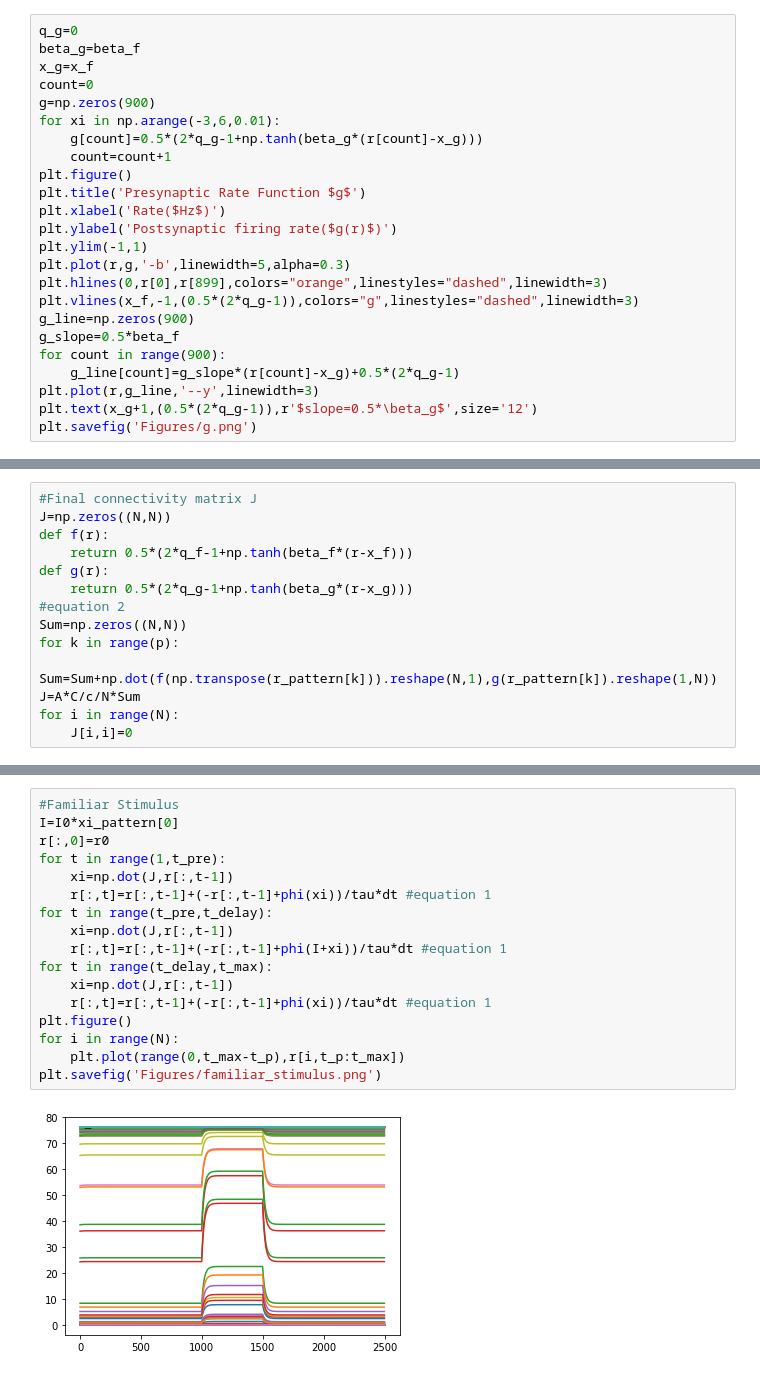
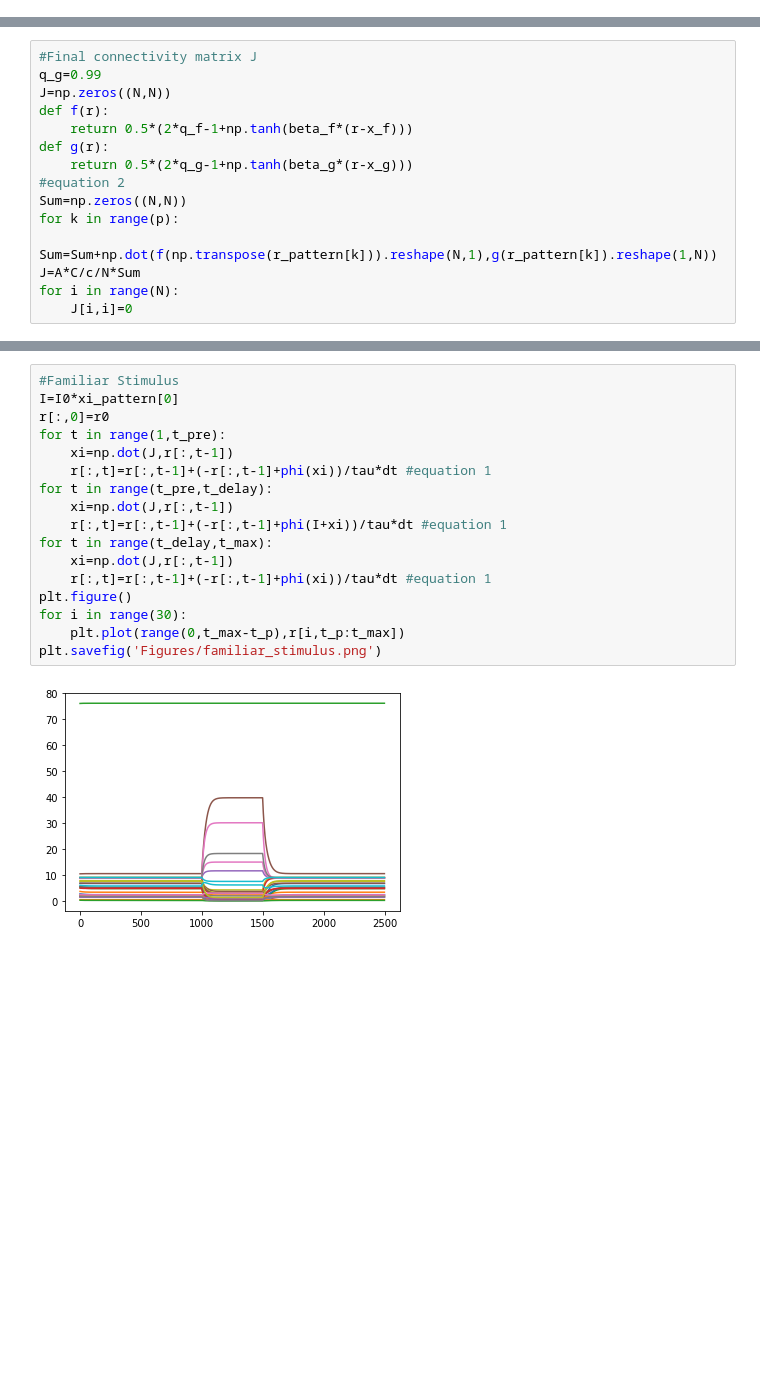
Before and after one commit to xmxhuihui/Final-Project, a Jupyter notebook: Attractor Network Model.ipynb, the cells around one changed output, grey strips where cells are left out. Cells and saved outputs as stored; diff of their text form; blank space fills up the shorter version.

```diff
--- a/Attractor Network Model.ipynb
+++ b/Attractor Network Model.ipynb
@@ -67,24 +0,0 @@ plt.savefig('Figures/f.png')
-# %%
-q_g=0
-beta_g=beta_f
-x_g=x_f
-count=0
-g=np.zeros(900)
-for xi in np.arange(-3,6,0.01):
-    g[count]=0.5*(2*q_g-1+np.tanh(beta_g*(r[count]-x_g)))
-    count=count+1
-plt.figure()
-plt.title('Presynaptic Rate Function $g$')
-plt.xlabel('Rate($Hz$)')
-plt.ylabel('Postsynaptic firing rate($g(r)$)')
-plt.ylim(-1,1)
-plt.plot(r,g,'-b',linewidth=5,alpha=0.3)
-plt.hlines(0,r[0],r[899],colors="orange",linestyles="dashed",linewidth=3)
-plt.vlines(x_f,-1,(0.5*(2*q_g-1)),colors="g",linestyles="dashed",linewidth=3)
-g_line=np.zeros(900)
-g_slope=0.5*beta_f
-for count in range(900):
-    g_line[count]=g_slope*(r[count]-x_g)+0.5*(2*q_g-1)
-plt.plot(r,g_line,'--y',linewidth=3)
-plt.text(x_g+1,(0.5*(2*q_g-1)),r'$slope=0.5*\beta_g$',size='12')
-plt.savefig('Figures/g.png')
@@ -112,5 +45,6 @@ for i in range(N):
 # %%
 #Final connectivity matrix J
+q_g=0.99
 J=np.zeros((N,N))
 def f(r):
     return 0.5*(2*q_f-1+np.tanh(beta_f*(r-x_f)))
@@ -176,22 +110,22 @@ plt.plot(range(0,t_max-t_p),p_r)
 # %%
 #Familiar Stimulus
 I=I0*xi_pattern[0]
 r[:,0]=r0
 for t in range(1,t_pre):
     xi=np.dot(J,r[:,t-1])
     r[:,t]=r[:,t-1]+(-r[:,t-1]+phi(xi))/tau*dt #equation 1
 for t in range(t_pre,t_delay):
     xi=np.dot(J,r[:,t-1])
     r[:,t]=r[:,t-1]+(-r[:,t-1]+phi(I+xi))/tau*dt #equation 1
 for t in range(t_delay,t_max):
     xi=np.dot(J,r[:,t-1])
     r[:,t]=r[:,t-1]+(-r[:,t-1]+phi(xi))/tau*dt #equation 1
 plt.figure()
-for i in range(N):
+for i in range(30):
     plt.plot(range(0,t_max-t_p),r[i,t_p:t_max])
 plt.savefig('Figures/familiar_stimulus.png')
 # %% [output]
-[figure, old version]
+[figure, new version]
 # %%
 #Overlap
 p_r=np.zeros(t_max-t_p)
```
Also changed, not shown: parts of 10 cells of this notebook, 7 other files.
